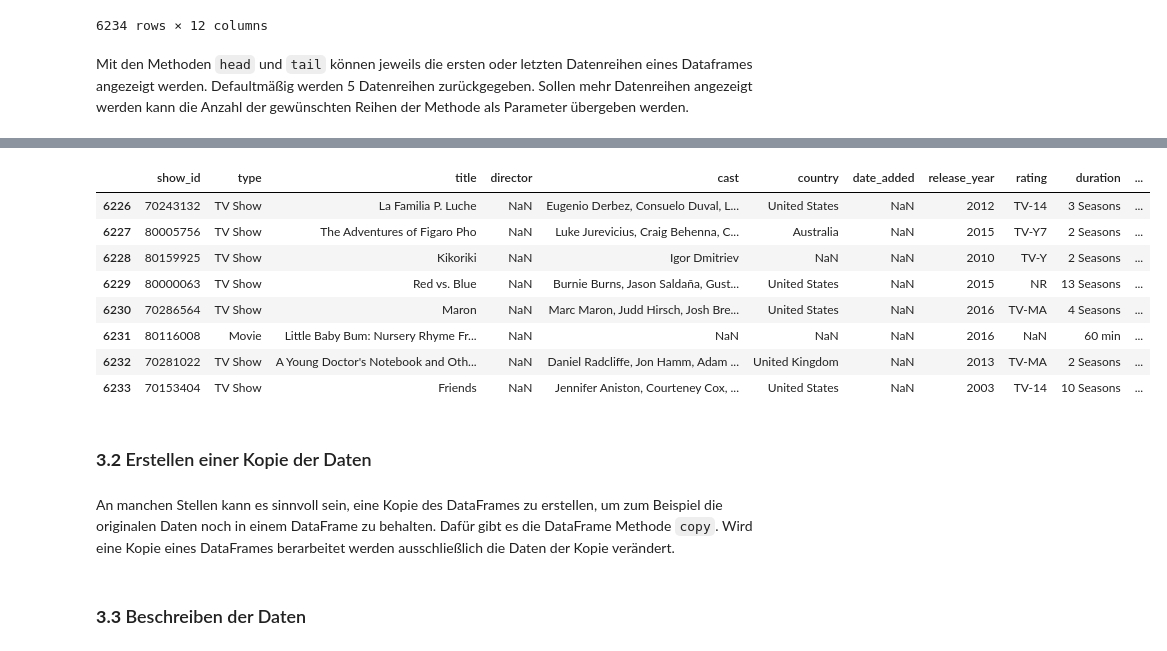
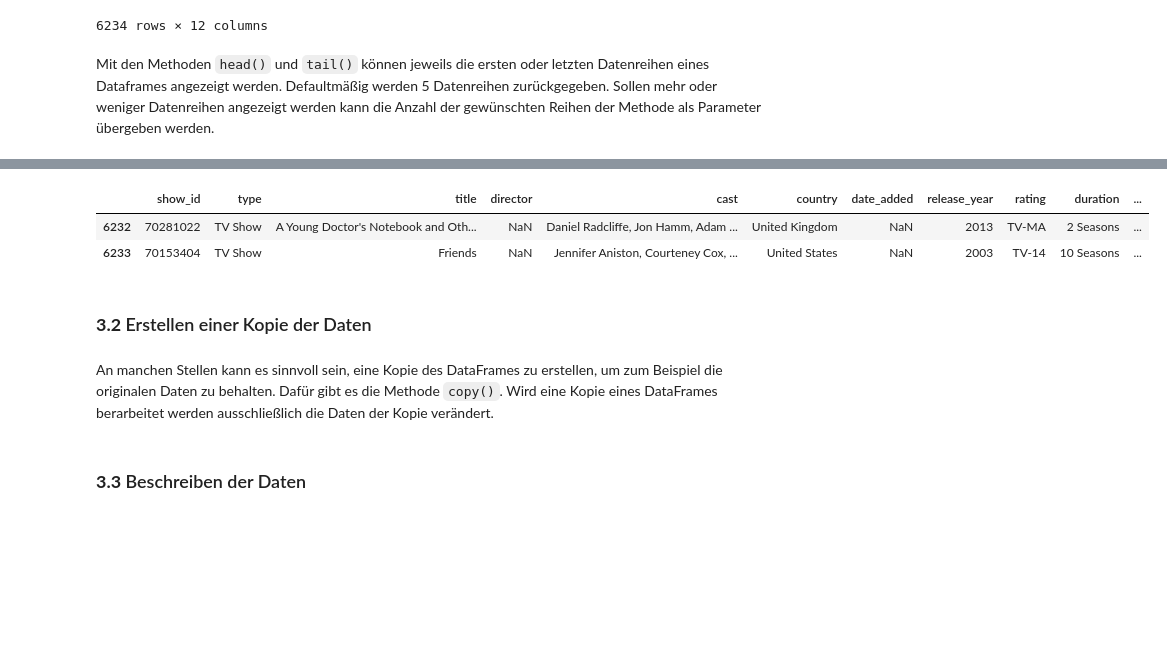
Before and after one commit to orca-nrw/lernmodul-pandas, a Jupyter notebook: index.ipynb, the cells around one changed output, grey strips where cells are left out. Saved outputs shown, nothing was run; the diff lists cells and outputs as text; code cells hidden in the pictures; blank space fills up the shorter version.

```diff
--- a/index.ipynb
+++ b/index.ipynb
@@ -358,7 +372,7 @@ netflix_titles_df
 | 6233 | 70153404 | TV Show | Friends | NaN | Jennifer Aniston, Courteney Cox, ... | United States | NaN | 2003 | TV-14 | 10 Seasons | ... |
 6234 rows × 12 columns
 # %% [markdown]
-Mit den Methoden `head` und `tail` können jeweils die ersten oder letzten Datenreihen eines Dataframes angezeigt werden. Defaultmäßig werden 5 Datenreihen zurückgegeben. Sollen mehr Datenreihen angezeigt werden kann die Anzahl der gewünschten Reihen der Methode als Parameter übergeben werden.
+Mit den Methoden `head()` und `tail()` können jeweils die ersten oder letzten Datenreihen eines Dataframes angezeigt werden. Defaultmäßig werden 5 Datenreihen zurückgegeben. Sollen mehr oder weniger Datenreihen angezeigt werden kann die Anzahl der gewünschten Reihen der Methode als Parameter übergeben werden.
 # %%
 netflix_titles_df.head()
 # %% [output]
@@ -369,21 +383,15 @@ netflix_titles_df.head()
 | 3 | 80058654 | TV Show | Transformers: Robots in Disguise | NaN | Will Friedle, Darren Criss, Const... | United States | September 8, 2018 | 2016 | TV-Y7 | 1 Season | ... |
 | 4 | 80125979 | Movie | #realityhigh | Fernando Lebrija | Nesta Cooper, Kate Walsh, John Mi... | United States | September 8, 2017 | 2017 | TV-14 | 99 min | ... |
 # %%
-netflix_titles_df.tail(8)
+netflix_titles_df.tail(2)
 # %% [output]
 |  | show_id | type | title | director | cast | country | date_added | release_year | rating | duration | ... |
-| 6226 | 70243132 | TV Show | La Familia P. Luche | NaN | Eugenio Derbez, Consuelo Duval, L... | United States | NaN | 2012 | TV-14 | 3 Seasons | ... |
-| 6227 | 80005756 | TV Show | The Adventures of Figaro Pho | NaN | Luke Jurevicius, Craig Behenna, C... | Australia | NaN | 2015 | TV-Y7 | 2 Seasons | ... |
-| 6228 | 80159925 | TV Show | Kikoriki | NaN | Igor Dmitriev | NaN | NaN | 2010 | TV-Y | 2 Seasons | ... |
-| 6229 | 80000063 | TV Show | Red vs. Blue | NaN | Burnie Burns, Jason Saldaña, Gust... | United States | NaN | 2015 | NR | 13 Seasons | ... |
-| 6230 | 70286564 | TV Show | Maron | NaN | Marc Maron, Judd Hirsch, Josh Bre... | United States | NaN | 2016 | TV-MA | 4 Seasons | ... |
-| 6231 | 80116008 | Movie | Little Baby Bum: Nursery Rhyme Fr... | NaN | NaN | NaN | NaN | 2016 | NaN | 60 min | ... |
 | 6232 | 70281022 | TV Show | A Young Doctor's Notebook and Oth... | NaN | Daniel Radcliffe, Jon Hamm, Adam ... | United Kingdom | NaN | 2013 | TV-MA | 2 Seasons | ... |
 | 6233 | 70153404 | TV Show | Friends | NaN | Jennifer Aniston, Courteney Cox, ... | United States | NaN | 2003 | TV-14 | 10 Seasons | ... |
 # %% [markdown]
 ### **3.2** <a id='kopie'>Erstellen einer Kopie der Daten</a>
 # %% [markdown]
-An manchen Stellen kann es sinnvoll sein, eine Kopie des DataFrames zu erstellen, um zum Beispiel die originalen Daten noch in einem DataFrame zu behalten. Dafür gibt es die DataFrame Methode `copy`. Wird eine Kopie eines DataFrames berarbeitet werden ausschließlich die Daten der Kopie verändert.
+An manchen Stellen kann es sinnvoll sein, eine Kopie des DataFrames zu erstellen, um zum Beispiel die originalen Daten zu behalten. Dafür gibt es die Methode `copy()`. Wird eine Kopie eines DataFrames berarbeitet werden ausschließlich die Daten der Kopie verändert.
 # %%
 netflix_titles_copy = netflix_titles_df.copy()
 # %% [markdown]
```
Also changed, not shown: parts of 121 cells of this notebook.
